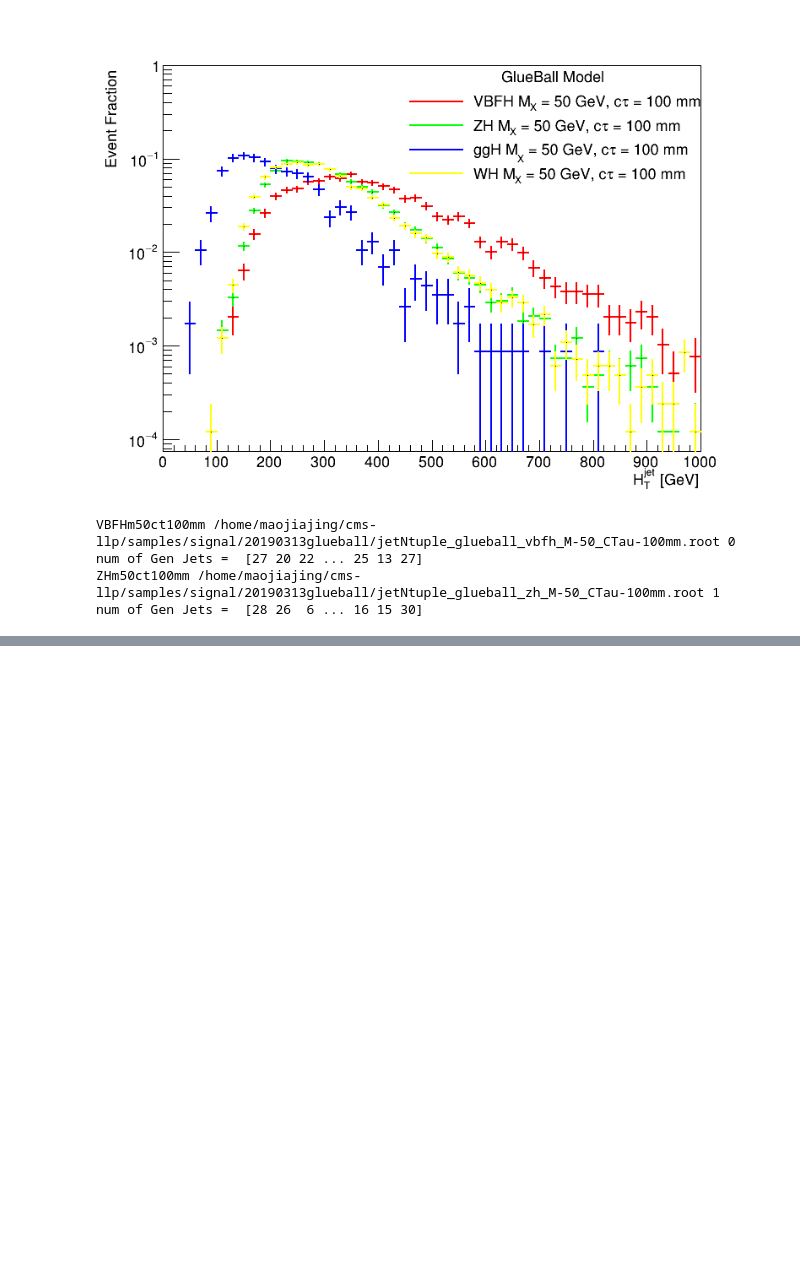
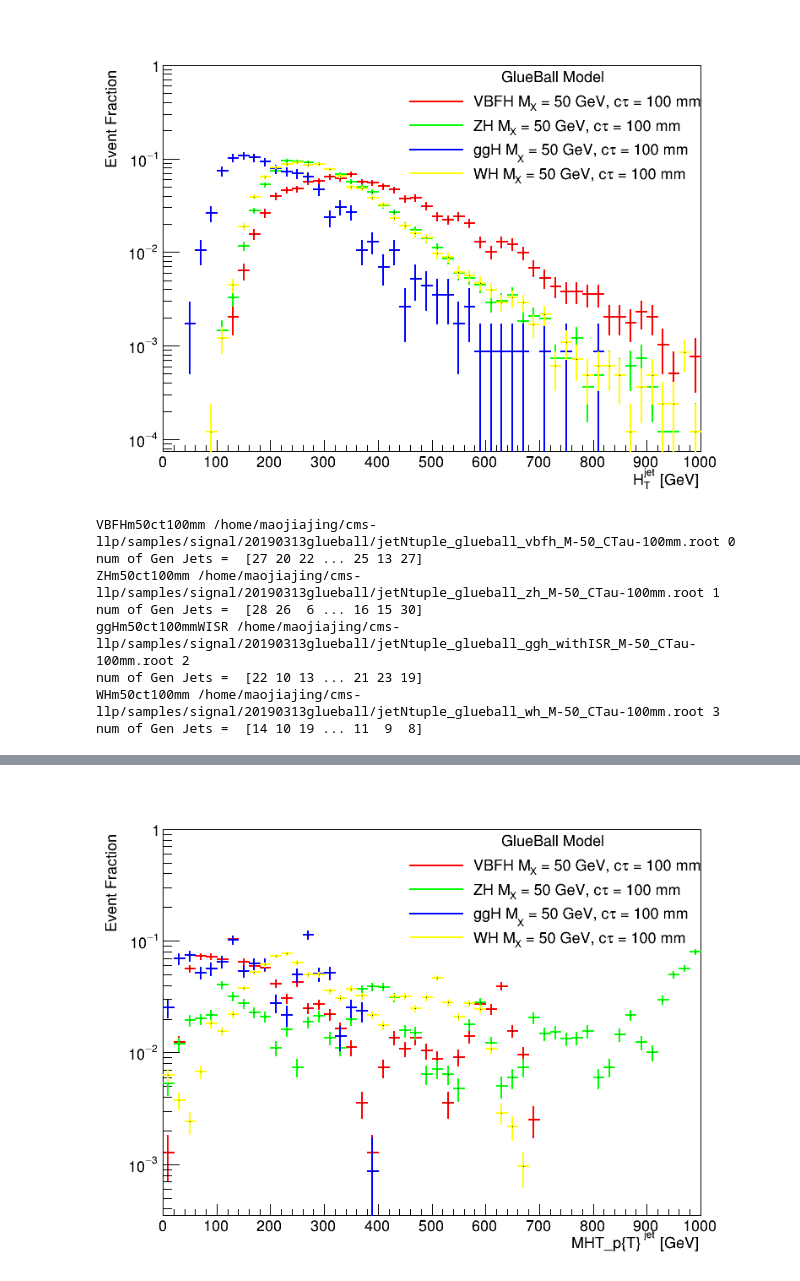
Before and after one commit to cms-lpc-llp/delayed_jet_analyzer, a Jupyter notebook: plot_scripts/HT_MHT.ipynb, the cells around one changed output, grey strips where cells are left out. Cells and saved outputs as stored; diff of their text form; code cells hidden in the pictures; blank space fills up the shorter version.

```diff
--- a/plot_scripts/HT_MHT.ipynb
+++ b/plot_scripts/HT_MHT.ipynb
@@ -238,16 +238,19 @@ for k,v in fpath.iteritems():
             genJet_p4_temp += tmp_p4_jet
         HT.append(sum)
         MHT.append(genJet_p4_temp)
+        MHT_pt.append(genJet_p4_temp.Pt())
+
+
 
 
         #if(i<10):
             #print 'HT',sum
 
-    jet_mht_pt = [x.Pt() for x in MHT]
+    #jet_mht_pt = [x.Pt() for x in MHT]
 
 
 
-    h['jet_mht_pt'+str(k)] = create_TH1D(jet_mht_pt, axis_title=['MHT_p{T}^{jet} [GeV]', 'Event Fraction'], name='', binning=[50,0,1000])
+    h['jet_mht_pt'+str(k)] = create_TH1D(MHT_pt, axis_title=['MHT_p{T}^{jet} [GeV]', 'Event Fraction'], name='', binning=[50,0,1000])
     h['jet_mht_pt'+str(k)].SetLineColor(cnt+2)
     h['jet_mht_pt'+str(k)].SetStats(0)
     #h['llp_pt'+str(k)].SetMaximum(10*h['llp_pt'+str(k)].GetMaximum())
@@ -276,3 +279,7 @@ VBFHm50ct100mm /home/maojiajing/cms-llp/samples/signal/20190313glueball/jetNtupl
 num of Gen Jets =  [27 20 22 ... 25 13 27]
 ZHm50ct100mm /home/maojiajing/cms-llp/samples/signal/20190313glueball/jetNtuple_glueball_zh_M-50_CTau-100mm.root 1
 num of Gen Jets =  [28 26  6 ... 16 15 30]
+ggHm50ct100mmWISR /home/maojiajing/cms-llp/samples/signal/20190313glueball/jetNtuple_glueball_ggh_withISR_M-50_CTau-100mm.root 2
+num of Gen Jets =  [22 10 13 ... 21 23 19]
+WHm50ct100mm /home/maojiajing/cms-llp/samples/signal/20190313glueball/jetNtuple_glueball_wh_M-50_CTau-100mm.root 3
+num of Gen Jets =  [14 10 19 ... 11  9  8]
@@ -280,0 +288 @@ Warning in <TCanvas::Constructor>: Deleting canvas with same name: c
+[figure, added]
```
Also changed, not shown: parts of 6 cells of this notebook.
